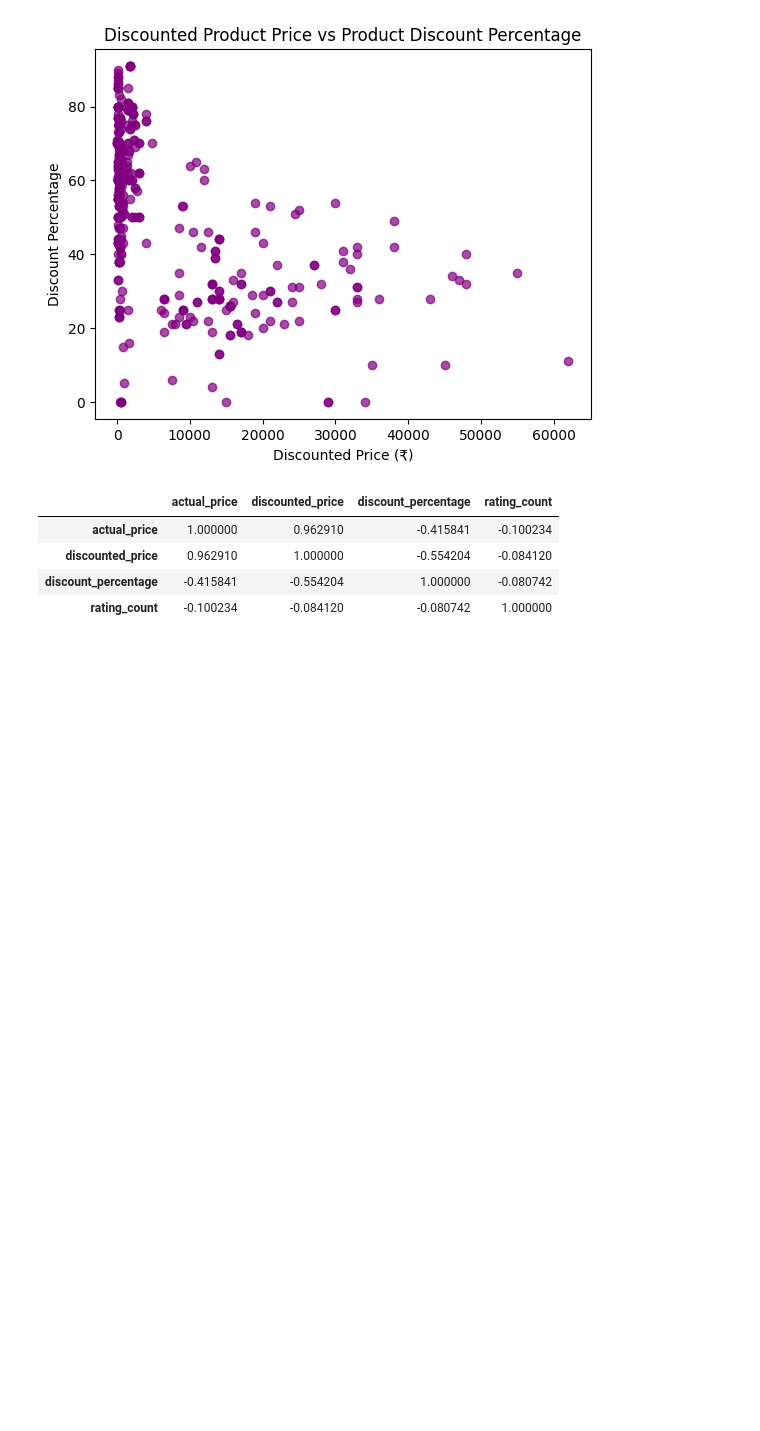
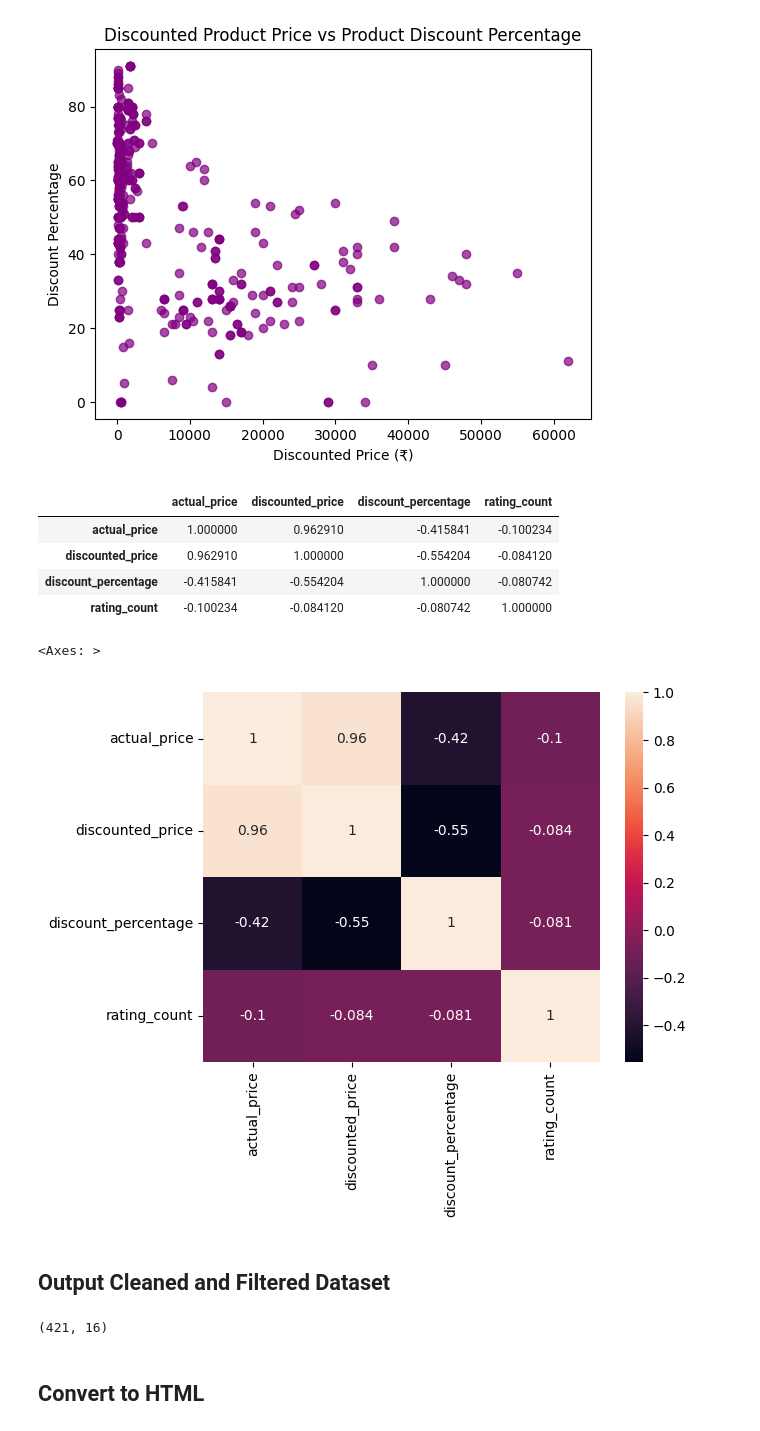
Before and after one commit to harman-khehara/Amazon-Product-Analysis, a Jupyter notebook: Notebooks/Python-Scripts/Exploratory_Data_Analysis.ipynb, the cells around one changed output. Cells and saved outputs as stored; diff of their text form; code cells hidden in the pictures; blank space fills up the shorter version.

Commit message:
Added compressed data, correlation heatmap, and HTML report

```diff
--- a/Notebooks/Python-Scripts/Exploratory_Data_Analysis.ipynb
+++ b/Notebooks/Python-Scripts/Exploratory_Data_Analysis.ipynb
@@ -9,7 +9,7 @@ import seaborn as sns
 # %% [markdown]
 ## **Load Data**
 # %%
-sales = pd.read_csv("/content/drive/MyDrive/CIND 820/Milestone 2/amazon.csv")
+sales = pd.read_csv("/content/drive/MyDrive/CIND 820/Milestone 3/amazon.csv")
 # %% [markdown]
 ## **Preview Data**
 # %%
@@ -348,10 +362,25 @@ plt.show()
 # %% [output]
 [figure]
 # %%
-sales_compressed_2[["actual_price", "discounted_price", "discount_percentage", "rating_count"]].corr()
+# Correlation matrix
+numerical_correlation = sales_compressed_2[["actual_price", "discounted_price", "discount_percentage", "rating_count"]].corr()
+numerical_correlation
 # %% [output]
 |  | actual_price | discounted_price | discount_percentage | rating_count |
 | actual_price | 1.000000 | 0.962910 | -0.415841 | -0.100234 |
 | discounted_price | 0.962910 | 1.000000 | -0.554204 | -0.084120 |
 | discount_percentage | -0.415841 | -0.554204 | 1.000000 | -0.080742 |
 | rating_count | -0.100234 | -0.084120 | -0.080742 | 1.000000 |
+# %%
+# Correlation heatmap
+sns.heatmap(numerical_correlation, annot=True)
+# %% [output]
+<Axes: >
+[figure, added]
+# %% [markdown]
+## **Output Cleaned and Filtered Dataset**
+# %%
+# Number of observations and features
+sales_compressed_2.shape
+# %% [output]
+(421, 16)
@@ -357,0 +390,2 @@ sales_compressed_2[["actual_price", "discounted_price", "discount_percentage", "
+# %% [markdown]
+## **Convert to HTML**
```
Also changed, not shown: parts of 25 cells of this notebook, 2 other files.
